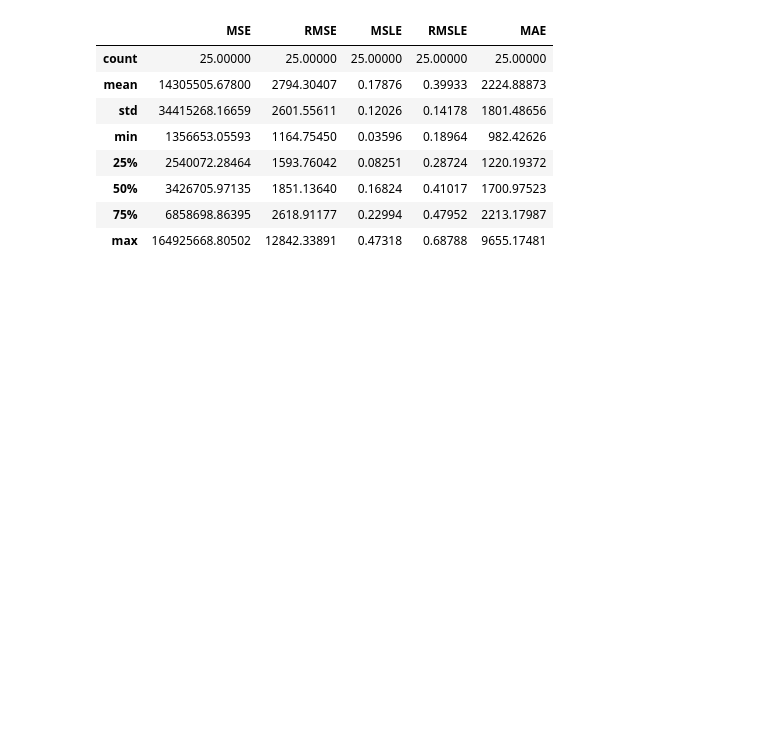
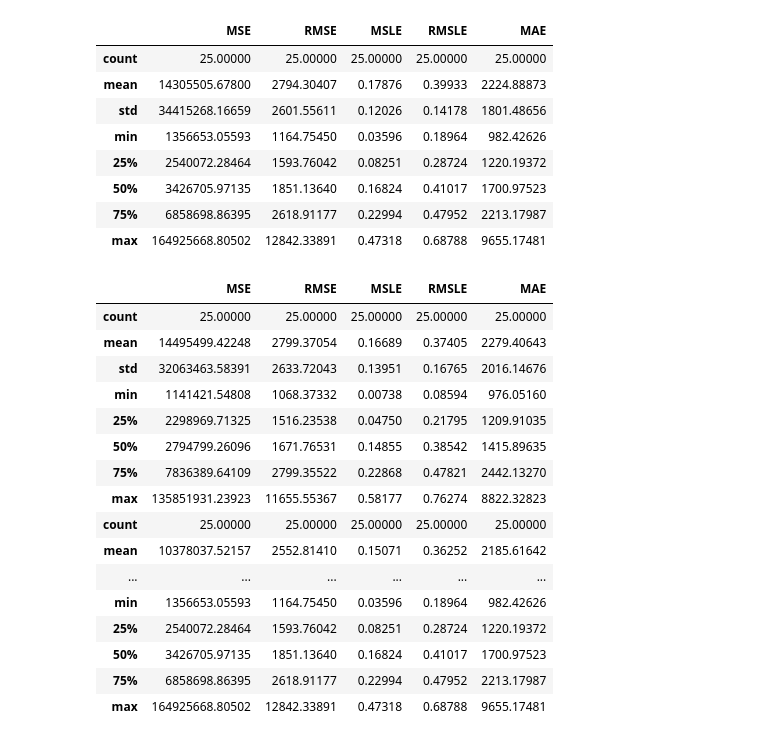
Before and after one commit to Vesino/pvlib_tesis, a Jupyter notebook: Results February.ipynb, the cells around one changed output. Drawn from its saved outputs; the diff is of its cells as text; code cells hidden in the pictures; blank space fills up the shorter version.

```diff
--- a/Results February.ipynb
+++ b/Results February.ipynb
@@ -379,3 +379,30 @@ RAP_metrics_feb_03_to_27.describe()
 | 50% | 3426705.97135 | 1851.13640 | 0.16824 | 0.41017 | 1700.97523 |
 | 75% | 6858698.86395 | 2618.91177 | 0.22994 | 0.47952 | 2213.17987 |
 | max | 164925668.80502 | 12842.33891 | 0.47318 | 0.68788 | 9655.17481 |
+# %%
+rap_metrics_df = RAP_metrics_feb_03_to_27.describe()
+nam_metrics_df = NAM_metrics_feb_03_to_27.describe()
+gfs_metrics_df = GFS_metrics_feb_03_to_27.describe()
+list_of_metrics = [gfs_metrics_df, nam_metrics_df, rap_metrics_df]
+new_df = pd.concat(list_of_metrics)
+new_df.to_excel('metrics_example_febrero.xlsx')
+# %%
+new_df
+# %% [output]
+|  | MSE | RMSE | MSLE | RMSLE | MAE |
+| count | 25.00000 | 25.00000 | 25.00000 | 25.00000 | 25.00000 |
+| mean | 14495499.42248 | 2799.37054 | 0.16689 | 0.37405 | 2279.40643 |
+| std | 32063463.58391 | 2633.72043 | 0.13951 | 0.16765 | 2016.14676 |
+| min | 1141421.54808 | 1068.37332 | 0.00738 | 0.08594 | 976.05160 |
+| 25% | 2298969.71325 | 1516.23538 | 0.04750 | 0.21795 | 1209.91035 |
+| 50% | 2794799.26096 | 1671.76531 | 0.14855 | 0.38542 | 1415.89635 |
+| 75% | 7836389.64109 | 2799.35522 | 0.22868 | 0.47821 | 2442.13270 |
+| max | 135851931.23923 | 11655.55367 | 0.58177 | 0.76274 | 8822.32823 |
+| count | 25.00000 | 25.00000 | 25.00000 | 25.00000 | 25.00000 |
+| mean | 10378037.52157 | 2552.81410 | 0.15071 | 0.36252 | 2185.61642 |
+| ... | ... | ... | ... | ... | ... |
+| min | 1356653.05593 | 1164.75450 | 0.03596 | 0.18964 | 982.42626 |
+| 25% | 2540072.28464 | 1593.76042 | 0.08251 | 0.28724 | 1220.19372 |
+| 50% | 3426705.97135 | 1851.13640 | 0.16824 | 0.41017 | 1700.97523 |
+| 75% | 6858698.86395 | 2618.91177 | 0.22994 | 0.47952 | 2213.17987 |
+| max | 164925668.80502 | 12842.33891 | 0.47318 | 0.68788 | 9655.17481 |
```
Also changed, not shown: parts of 2 cells of this notebook, 2 other files.
